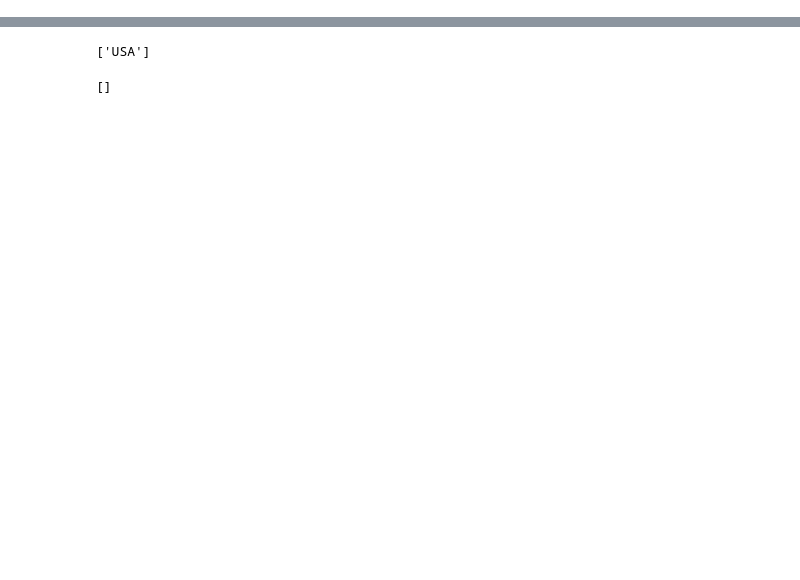
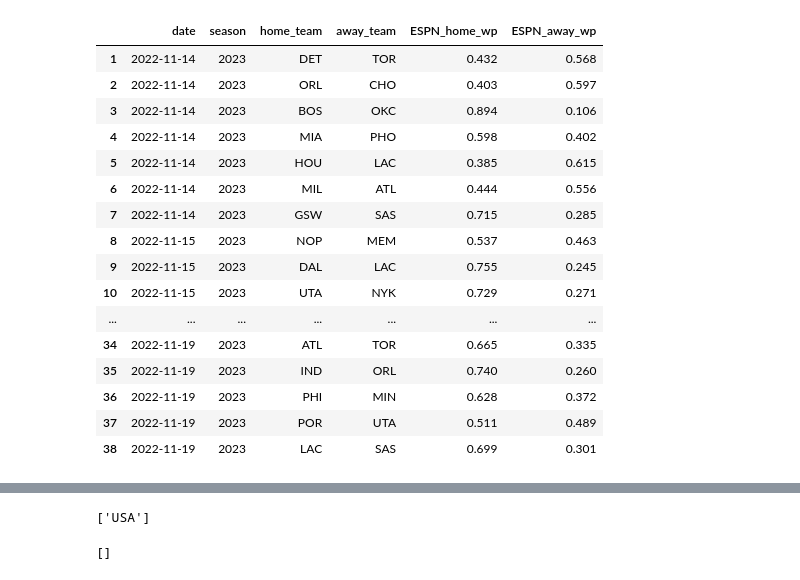
Before and after one commit to cis3296f22/bettR, a Jupyter notebook: modelDataFrameBuilder (1).ipynb, the cells around one changed output, grey strips where cells are left out. Cells and saved outputs as stored; diff of their text form; code cells hidden in the pictures; blank space fills up the shorter version.

Commit message:
updating with anubhav's data

```diff
--- a/modelDataFrameBuilder (1).ipynb
+++ b/modelDataFrameBuilder (1).ipynb
@@ -32,3 +69,16 @@ FiveThirtyEight['538_away_wp'] = 1 - FiveThirtyEight['538_home_wp']
+# %%
+#Reading in Future ESPN Data:
+ESPNFuture = pd.read_csv("ESPN_CurrentGamesWeek.csv", index_col = 0)
+ESPNFuture['date'] = pd.to_datetime(ESPNFuture['date'])
+ESPNFuture.astype({'season': 'int32', 'wp_home': 'float', 'wp_away': 'float'})
+ESPNFuture = ESPNFuture.rename(columns={"home_team_abb": "home_team", "away_team_abb": "away_team", "wp_home": "ESPN_home_wp", "wp_away": "ESPN_away_wp"})
+teams_dict = {'CHA' : 'CHO', 'PHX' : 'PHO', 'BKN' : 'BRK', 'GS' : 'GSW', 'UTAH' : 'UTA', 'NO' : 'NOP', 'WSH' : 'WAS', 'NY' : 'NYK', 'SA' : 'SAS'}
+ESPNFuture = ESPNFuture.replace({'home_team' : teams_dict})
+ESPNFuture = ESPNFuture.replace({'away_team': teams_dict})
+ESPNFuture = ESPNFuture[['date', 'season', 'home_team', 'away_team', 'ESPN_home_wp', 'ESPN_away_wp']]
+
+#Combining Future ESPN Data with ESPN Past Data:
+ESPN = ESPN.append(ESPNFuture)
 # %%
 # Filtering out bad data from ESPN:
 ESPN = ESPN[ESPN['ESPN_home_wp'] != -1]
@@ -42,10 +101,23 @@ FiveThirtyEight = FiveThirtyEight[['date', 'season', 'home_team', 'away_team', '
 # %%
-#Changing Team Names to Match Between Two Dataframes:
-teams_dict = {'CHA' : 'CHO', 'PHX' : 'PHO', 'BKN' : 'BRK', 'GS' : 'GSW', 'UTAH' : 'UTA', 'NO' : 'NOP', 'WSH' : 'WAS', 'NY' : 'NYK', 'SA' : 'SAS'}
-ESPN = ESPN.replace({'home_team' : teams_dict})
-ESPN = ESPN.replace({'away_team': teams_dict})
-FiveThirtyEight = FiveThirtyEight.replace({'home_team' : teams_dict})
-FiveThirtyEight = FiveThirtyEight.replace({'away_team': teams_dict})
+ESPNFuture
+# %% [output]
+|  | date | season | home_team | away_team | ESPN_home_wp | ESPN_away_wp |
+| 1 | 2022-11-14 | 2023 | DET | TOR | 0.432 | 0.568 |
+| 2 | 2022-11-14 | 2023 | ORL | CHO | 0.403 | 0.597 |
+| 3 | 2022-11-14 | 2023 | BOS | OKC | 0.894 | 0.106 |
+| 4 | 2022-11-14 | 2023 | MIA | PHO | 0.598 | 0.402 |
+| 5 | 2022-11-14 | 2023 | HOU | LAC | 0.385 | 0.615 |
+| 6 | 2022-11-14 | 2023 | MIL | ATL | 0.444 | 0.556 |
+| 7 | 2022-11-14 | 2023 | GSW | SAS | 0.715 | 0.285 |
+| 8 | 2022-11-15 | 2023 | NOP | MEM | 0.537 | 0.463 |
+| 9 | 2022-11-15 | 2023 | DAL | LAC | 0.755 | 0.245 |
+| 10 | 2022-11-15 | 2023 | UTA | NYK | 0.729 | 0.271 |
+| ... | ... | ... | ... | ... | ... | ... |
+| 34 | 2022-11-19 | 2023 | ATL | TOR | 0.665 | 0.335 |
+| 35 | 2022-11-19 | 2023 | IND | ORL | 0.740 | 0.260 |
+| 36 | 2022-11-19 | 2023 | PHI | MIN | 0.628 | 0.372 |
+| 37 | 2022-11-19 | 2023 | POR | UTA | 0.511 | 0.489 |
+| 38 | 2022-11-19 | 2023 | LAC | SAS | 0.699 | 0.301 |
 # %%
 #New Dataframe that appends two datasets:
 combined = pd.merge(FiveThirtyEight, ESPN, on=['date', 'season', 'home_team', 'away_team'])
```
Also changed, not shown: parts of 8 cells of this notebook, 1 other file.
